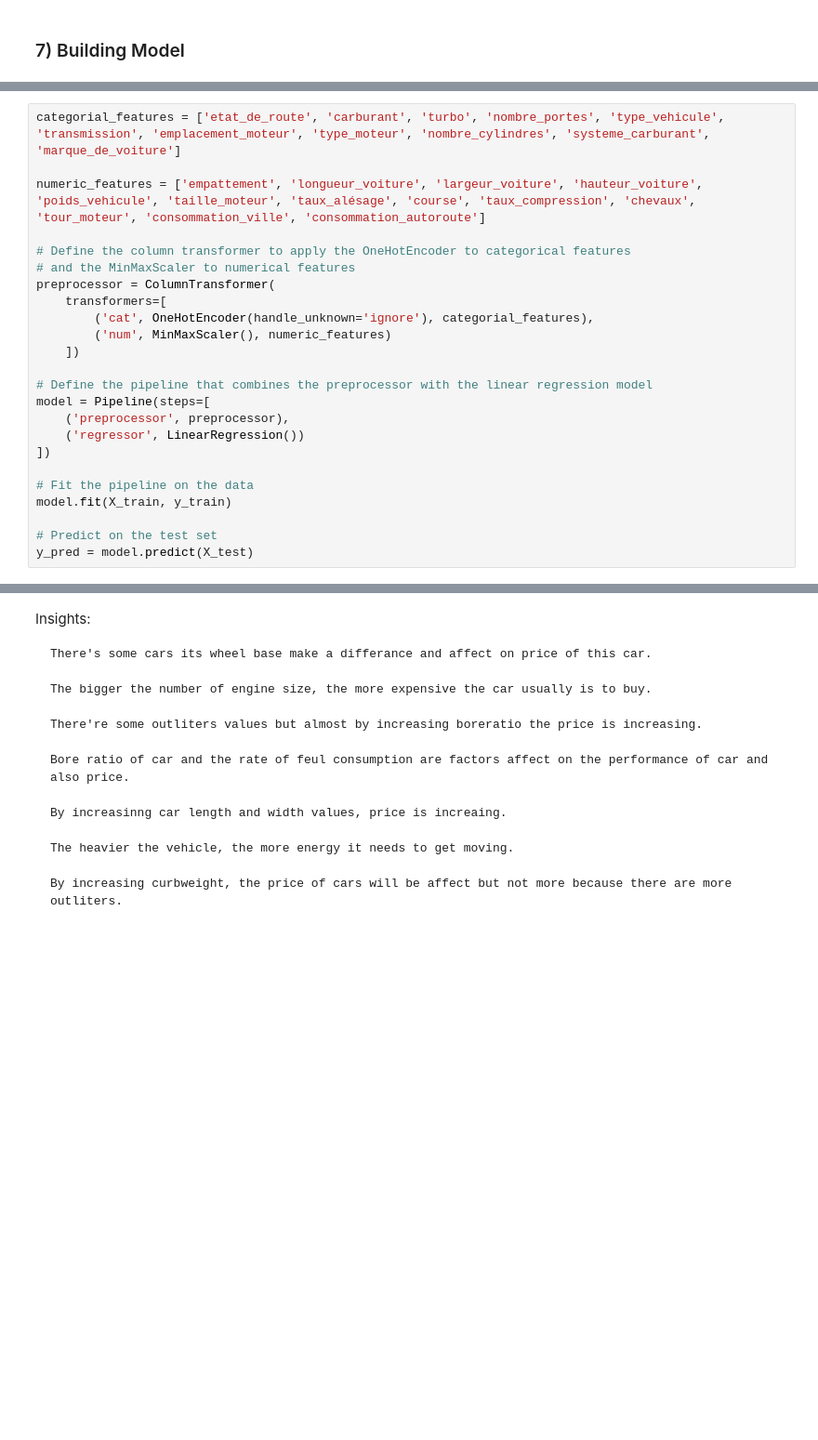
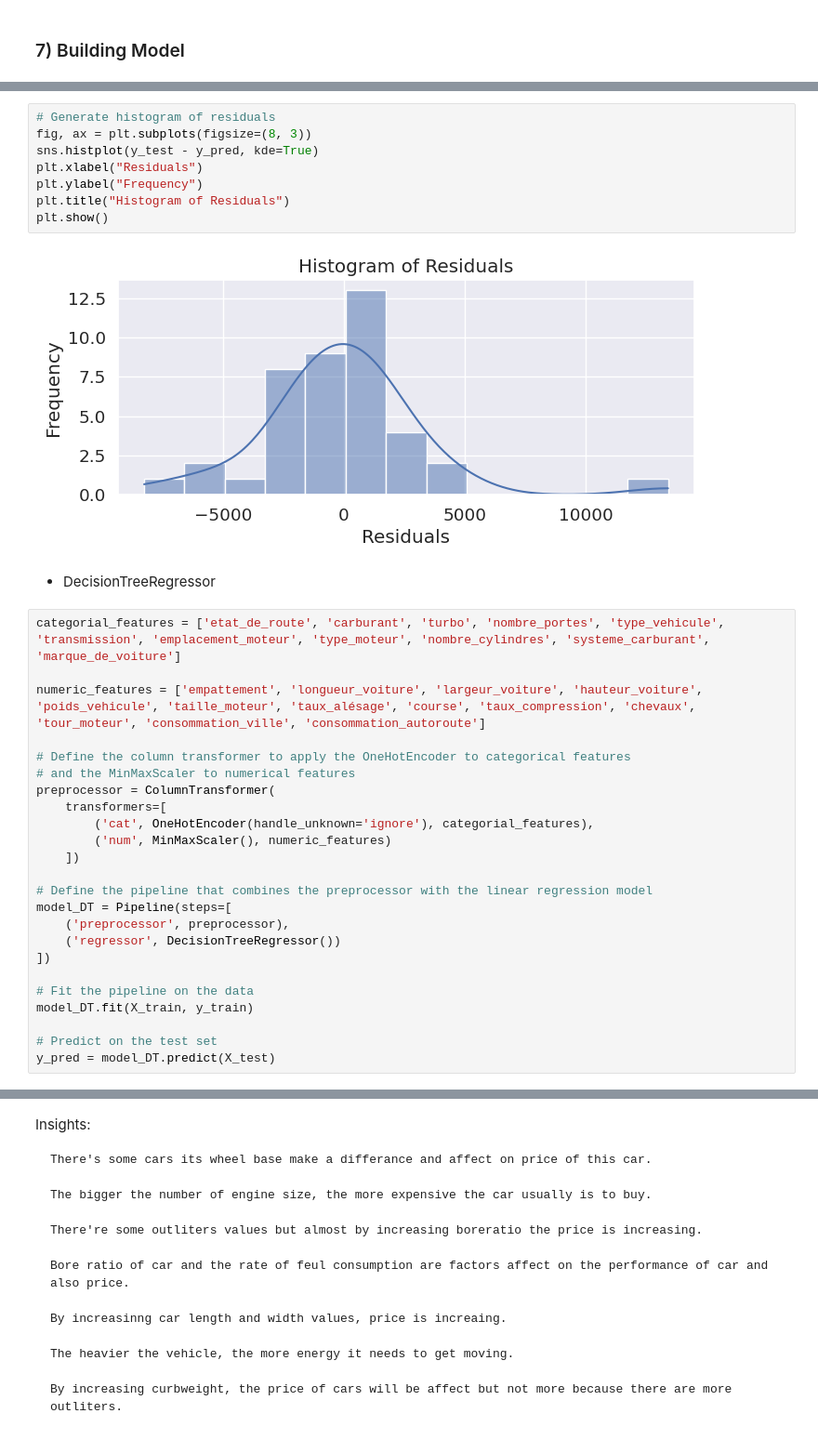
Before and after one commit to Noura-ou/application-d-estimation-de-prix, a Jupyter notebook: src/modèle_reg.ipynb, the cells around one changed output, grey strips where cells are left out. Shown at 93% size. Cells and saved outputs as stored; diff of their text form; blank space fills up the shorter version.

```diff
--- a/src/modèle_reg.ipynb
+++ b/src/modèle_reg.ipynb
@@ -274,3 +453,15 @@ Testing Data Shape of x and y respectively:   (41, 25) (41,)
+# %%
+# Generate histogram of residuals
+fig, ax = plt.subplots(figsize=(8, 3))
+sns.histplot(y_test - y_pred, kde=True)
+plt.xlabel("Residuals")
+plt.ylabel("Frequency")
+plt.title("Histogram of Residuals")
+plt.show()
+# %% [output]
+[figure, added]
+# %% [markdown]
+* DecisionTreeRegressor
 # %%
 categorial_features = ['etat_de_route', 'carburant', 'turbo', 'nombre_portes', 'type_vehicule', 'transmission', 'emplacement_moteur', 'type_moteur', 'nombre_cylindres', 'systeme_carburant', 'marque_de_voiture']
 
@@ -285,13 +476,13 @@ preprocessor = ColumnTransformer(
     ])
 
 # Define the pipeline that combines the preprocessor with the linear regression model
-model = Pipeline(steps=[
+model_DT = Pipeline(steps=[
     ('preprocessor', preprocessor),
-    ('regressor', LinearRegression())
+    ('regressor', DecisionTreeRegressor())
 ])
 
 # Fit the pipeline on the data
-model.fit(X_train, y_train)
+model_DT.fit(X_train, y_train)
 
 # Predict on the test set
-y_pred = model.predict(X_test)
+y_pred = model_DT.predict(X_test)
```
Also changed, not shown: parts of 44 cells of this notebook, 4 other files.
